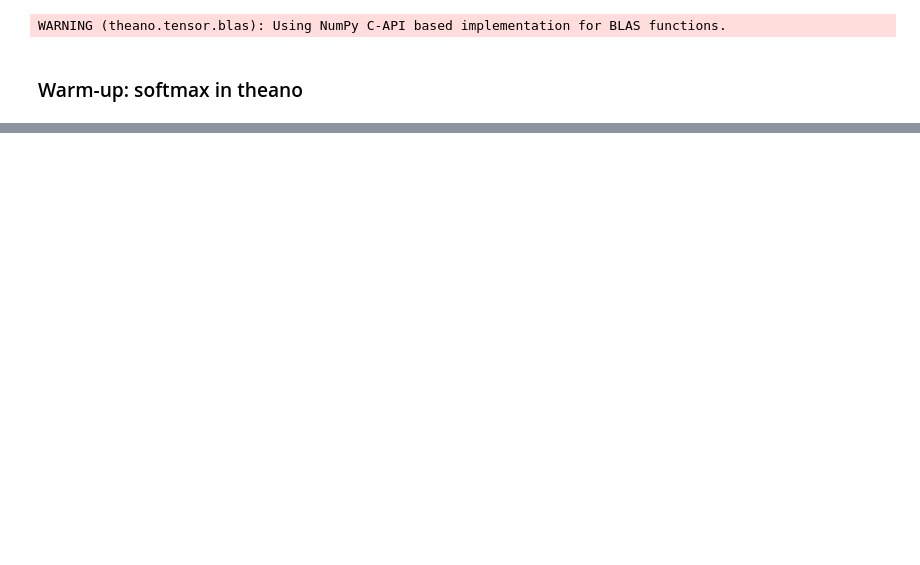
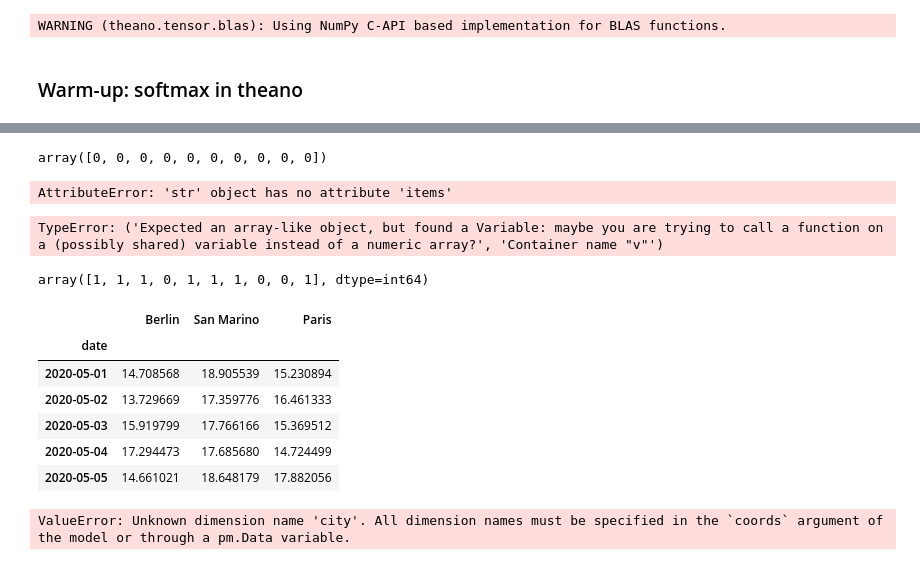
Before and after one commit to K-Paks/BayesCog_Wien_py, a Jupyter notebook: lec10-Rescorla-Wagner.ipynb, the cells around one changed output, grey strips where cells are left out. Cells and saved outputs as stored; diff of their text form; code cells hidden in the pictures; blank space fills up the shorter version.

```diff
--- a/lec10-Rescorla-Wagner.ipynb
+++ b/lec10-Rescorla-Wagner.ipynb
@@ -91,10 +138,54 @@ def softmax(tau, v):
+# %%
+v[choice[t]].tag.test_value
+# %% [output]
+array([0, 0, 0, 0, 0, 0, 0, 0, 0, 0])
+# %%
+with model:
+    pm.set_data('v')
+# %% [output]
+AttributeError: 'str' object has no attribute 'items'
 # %%
-with pm.Model() as pm:
+# dobra, tutaj teraz trzeba bedzie rozbic ten data chyba na dwa. Chyba ze da sie jakos wybrac konkretna czesc data ale raczej nie.
+# wiec trzeba bedzie zrobic IFa i zmieniac te V warunkowo
+with pm.Model() as model:
     alpha = pm.Uniform('alpha', 0, 1)
-    tau = pm.Uniform('tau', 0, 3)
+    tau = pm.Uniform('tau', 0, 3, testval=1)
 
-    v = tt.ivector('v')
+    v = pm.Data('v', v_)
+
+    for t in range(nTrials):
+        sm = softmax(tau, v)
+        p = pm.Categorical(f'cat{t}', sm, observed=choice[t])
+
+        pe[t] = reward[t] - v[choice[t]]
+        pm.set_data({'v': v})
 
 
-
-    pm
+    pm.sample(1000, tune=1000)
+# %% [output]
+TypeError: ('Expected an array-like object, but found a Variable: maybe you are trying to call a function on a (possibly shared) variable instead of a numeric array?', 'Container name "v"')
+# %%
+a.message
+# %% [output]
+array([1, 1, 1, 0, 1, 1, 1, 0, 0, 1], dtype=int64)
+# %%
+RANDOM_SEED = 8927
+np.random.seed(RANDOM_SEED)
+
+df_data = pd.DataFrame(columns=["date"]).set_index("date")
+dates = pd.date_range(start="2020-05-01", end="2020-05-20")
+
+for city, mu in {"Berlin": 15, "San Marino": 18, "Paris": 16}.items():
+    df_data[city] = np.random.normal(loc=mu, size=len(dates))
+
+df_data.index = dates
+df_data.index.name = "date"
+df_data.head()
+# %% [output]
+|  | Berlin | San Marino | Paris |
+| date |  |  |  |
+| 2020-05-01 | 14.708568 | 18.905539 | 15.230894 |
+| 2020-05-02 | 13.729669 | 17.359776 | 16.461333 |
+| 2020-05-03 | 15.919799 | 17.766166 | 15.369512 |
+| 2020-05-04 | 17.294473 | 17.685680 | 14.724499 |
+| 2020-05-05 | 14.661021 | 18.648179 | 17.882056 |
@@ -100,0 +195,18 @@ with pm.Model() as pm:
+# %%
+with pm.Model(coords=coords) as model:
+    europe_mean = pm.Normal("europe_mean_temp", mu=15.0, sd=3.0)
+    city_offset = pm.Normal("city_offset", mu=0.0, sd=3.0, dims="city")
+    city_temperature = pm.Deterministic("city_temperature", europe_mean + city_offset, dims="city")
+
+    data = pm.Data("data", df_data, dims=("date", "city"))
+    _ = pm.Normal("likelihood", mu=city_temperature, sd=0.5, observed=data)
+
+    idata = pm.sample(
+        2000,
+        tune=2000,
+        target_accept=0.85,
+        return_inferencedata=True,
+        random_seed=RANDOM_SEED,
+    )
+# %% [output]
+ValueError: Unknown dimension name 'city'. All dimension names must be specified in the `coords` argument of the model or through a pm.Data variable.
```
Also changed, not shown: parts of 13 cells of this notebook.
